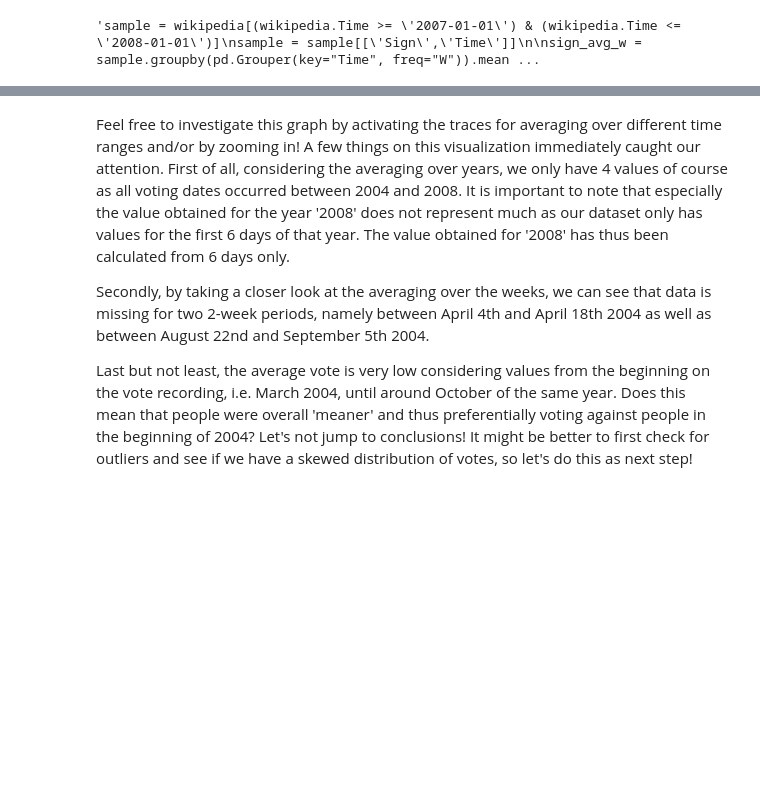
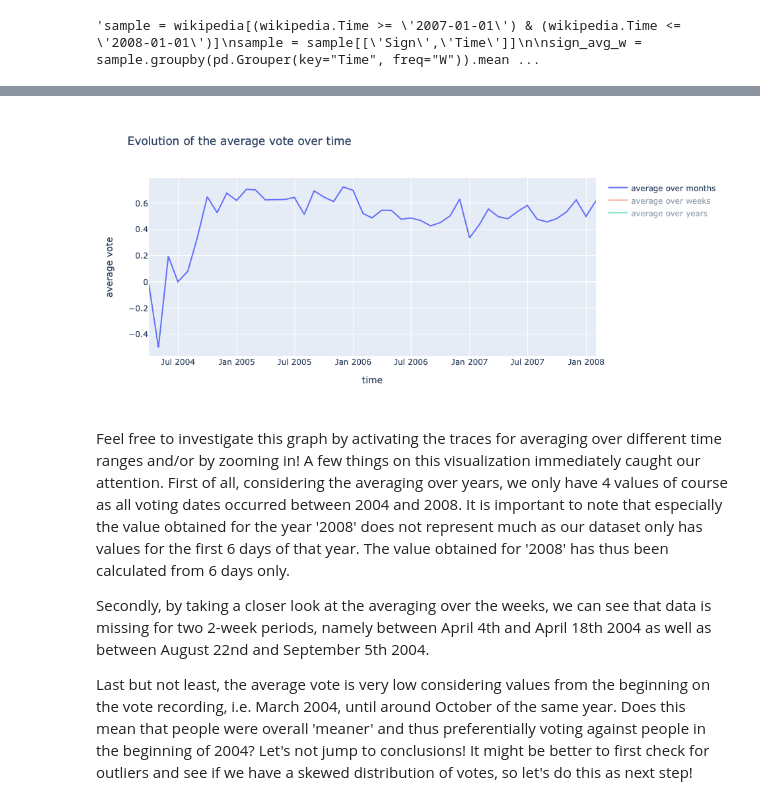
Before and after one commit to epfl-ada/ada-2020-project-milestone-p3-p3_yo-banana-boy, a Jupyter notebook: main.ipynb, the cells around one changed output, grey strips where cells are left out. Saved outputs shown, nothing was run; the diff lists cells and outputs as text; code cells hidden in the pictures; blank space fills up the shorter version.

```diff
--- a/main.ipynb
+++ b/main.ipynb
@@ -340,4 +340,6 @@ fig.update_layout(
     xaxis_title="time",
     yaxis_title="average vote")
 fig.show()
+
+fig.write_html("../wikipedia/_includes/average_over_time.html")
 # %% [output]
@@ -345,3 +346,4 @@ fig.show()
+[figure, added]
 # %% [markdown]
 Feel free to investigate this graph by activating the traces for averaging over different time ranges and/or by zooming in! A few things on this visualization immediately caught our attention. First of all, considering the averaging over years, we only have 4 values of course as all voting dates occurred between 2004 and 2008. It is important to note that especially the value obtained for the year '2008' does not represent much as our dataset only has values for the first 6 days of that year. The value obtained for '2008' has thus been calculated from 6 days only.
 
```
Also changed, not shown: parts of 5 cells of this notebook.
